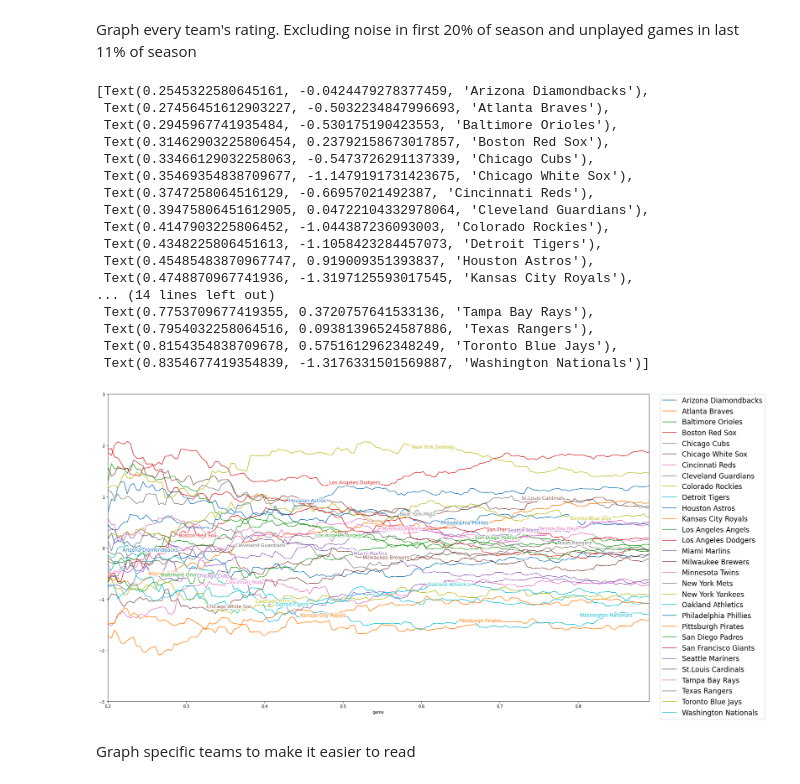
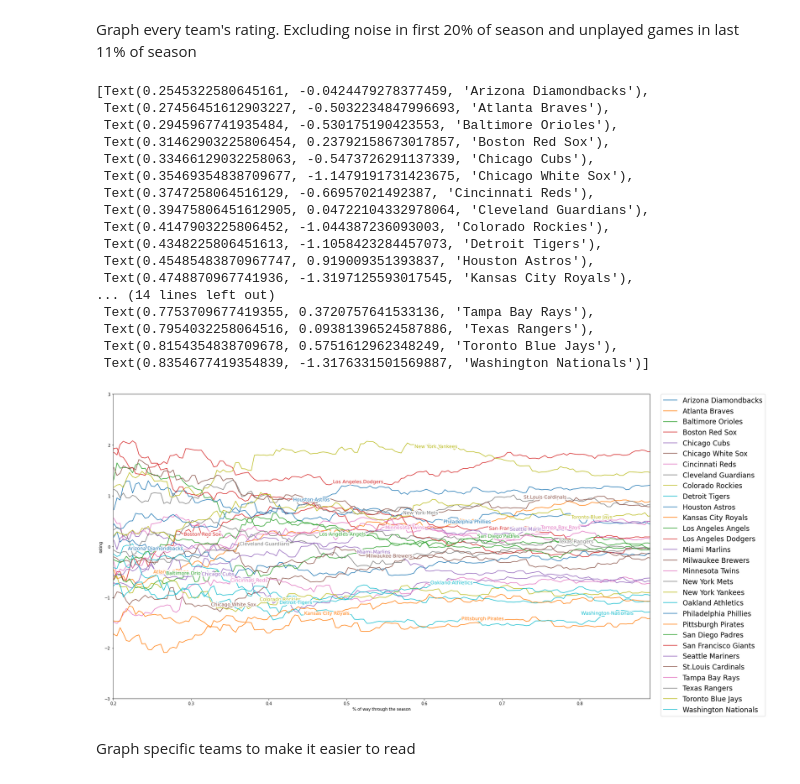
Before and after one commit to Luke-Chesley/API-Sports-Ridge_regression, a Jupyter notebook: MLB_ridge_regression.ipynb, the cells around one changed output. Drawn from its saved outputs; the diff is of its cells as text; code cells hidden in the pictures.

```diff
--- a/MLB_ridge_regression.ipynb
+++ b/MLB_ridge_regression.ipynb
@@ -271,30 +277,32 @@ Graph every team's rating. Excluding noise in first 20% of season and unplayed g
 # %%
 df_rating_list.plot.line(figsize=(24,14), sort_columns=True)
 plt.xlim([0.2,0.89])
 plt.ylim([-3,3])
+plt.xlabel('% of way through the season')
+plt.ylabel('rating')
 plt.legend(bbox_to_anchor=(1.02, 1), loc='upper left', borderaxespad=0, fontsize='xx-large')
 
 
 labelLines(align=False, fontsize=12)
 # %% [output]
 [Text(0.2545322580645161, -0.0424479278377459, 'Arizona Diamondbacks'),
  Text(0.27456451612903227, -0.5032234847996693, 'Atlanta Braves'),
  Text(0.2945967741935484, -0.530175190423553, 'Baltimore Orioles'),
  Text(0.31462903225806454, 0.23792158673017857, 'Boston Red Sox'),
  Text(0.33466129032258063, -0.5473726291137339, 'Chicago Cubs'),
  Text(0.35469354838709677, -1.1479191731423675, 'Chicago White Sox'),
  Text(0.3747258064516129, -0.66957021492387, 'Cincinnati Reds'),
  Text(0.39475806451612905, 0.04722104332978064, 'Cleveland Guardians'),
  Text(0.4147903225806452, -1.044387236093003, 'Colorado Rockies'),
  Text(0.4348225806451613, -1.1058423284457073, 'Detroit Tigers'),
  Text(0.45485483870967747, 0.919009351393837, 'Houston Astros'),
  Text(0.4748870967741936, -1.3197125593017545, 'Kansas City Royals'),
 ... (14 lines left out)
  Text(0.7753709677419355, 0.3720757641533136, 'Tampa Bay Rays'),
  Text(0.7954032258064516, 0.09381396524587886, 'Texas Rangers'),
  Text(0.8154354838709678, 0.5751612962348249, 'Toronto Blue Jays'),
  Text(0.8354677419354839, -1.3176331501569887, 'Washington Nationals')]
-[figure, old version]
+[figure, new version]
 # %% [markdown]
 Graph specific teams to make it easier to read
 # %%
```
Also changed, not shown: parts of 41 cells of this notebook.
